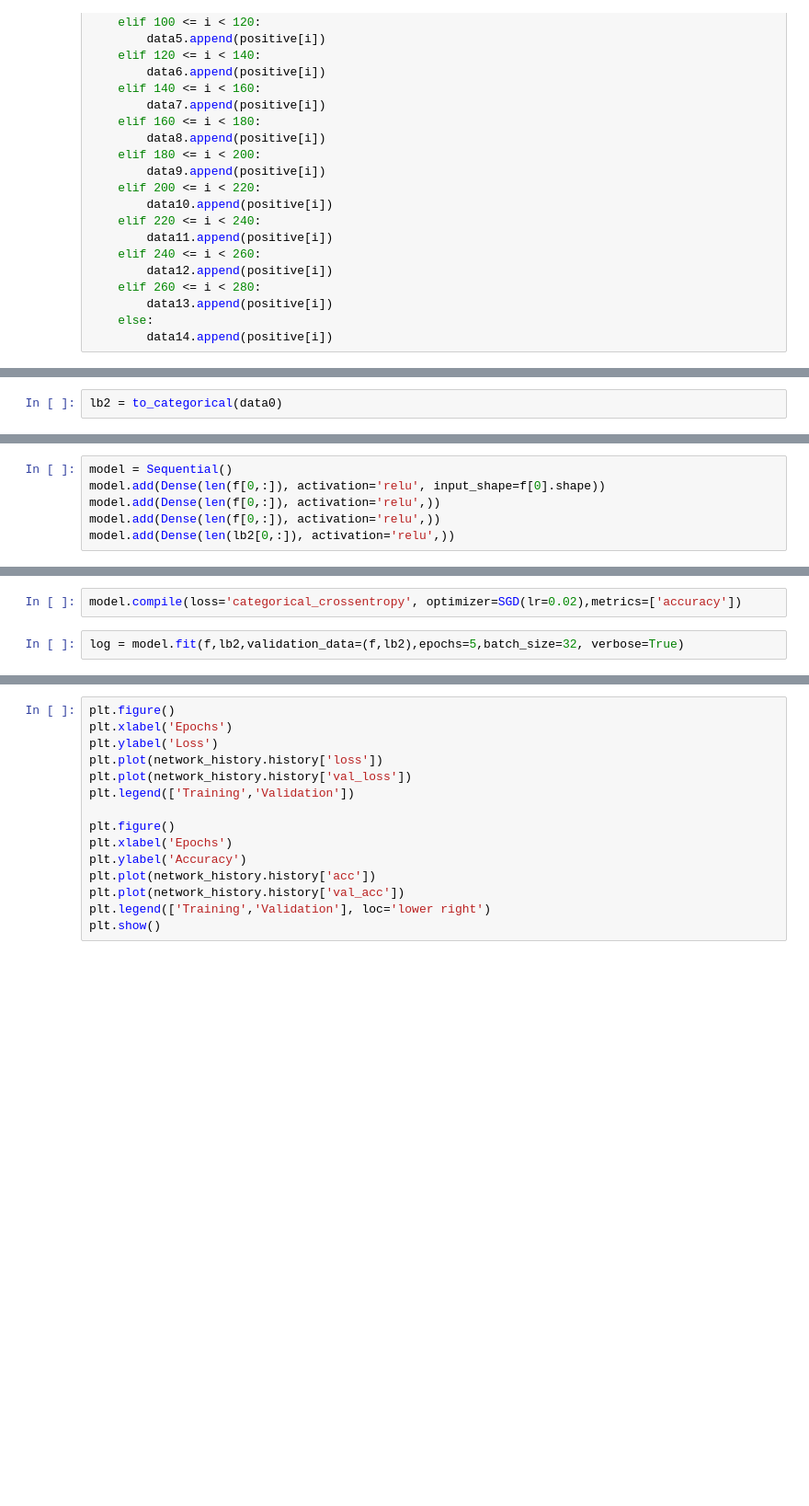
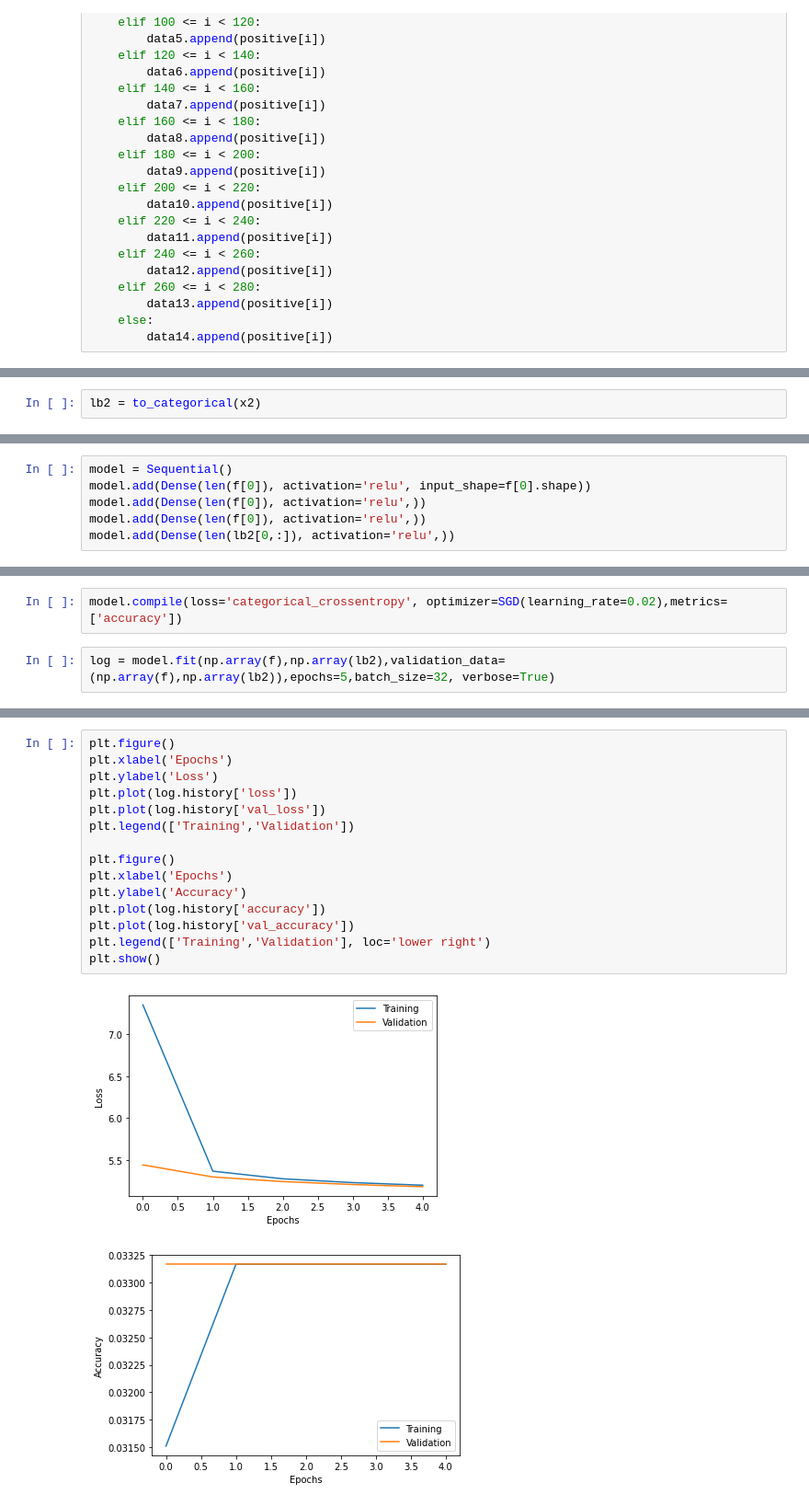
Before and after one commit to MarchelGunawan/Speech_Recognition, a Jupyter notebook: Week 5/Week 5.ipynb, the cells around one changed output, grey strips where cells are left out. Shown at 92% size. Saved outputs shown, nothing was run; the diff lists cells and outputs as text; blank space fills up the shorter version.

Commit message:
Uncompleted Deep Learning

```diff
--- a/Week 5/Week 5.ipynb
+++ b/Week 5/Week 5.ipynb
@@ -218,2 +282,2 @@ Range for category 29 : -0.013460588430593433 - -0.0014209547843858172
 # %%
-lb2 = to_categorical(data0)
+lb2 = to_categorical(x2)
@@ -220,6 +297,6 @@ lb2 = to_categorical(data0)
 # %%
 model = Sequential()
-model.add(Dense(len(f[0,:]), activation='relu', input_shape=f[0].shape))
-model.add(Dense(len(f[0,:]), activation='relu',))
-model.add(Dense(len(f[0,:]), activation='relu',))
+model.add(Dense(len(f[0]), activation='relu', input_shape=f[0].shape))
+model.add(Dense(len(f[0]), activation='relu',))
+model.add(Dense(len(f[0]), activation='relu',))
 model.add(Dense(len(lb2[0,:]), activation='relu',))
@@ -228,5 +307,5 @@ TypeError: list indices must be integers or slices, not tuple
 # %%
-model.compile(loss='categorical_crossentropy', optimizer=SGD(lr=0.02),metrics=['accuracy'])
+model.compile(loss='categorical_crossentropy', optimizer=SGD(learning_rate=0.02),metrics=['accuracy'])
 # %%
-log = model.fit(f,lb2,validation_data=(f,lb2),epochs=5,batch_size=32, verbose=True)
+log = model.fit(np.array(f),np.array(lb2),validation_data=(np.array(f),np.array(lb2)),epochs=5,batch_size=32, verbose=True)
 # %% [output]
@@ -237,15 +322,18 @@ Make sure all arrays contain the same number of samples.
 # %%
 plt.figure()
 plt.xlabel('Epochs')
 plt.ylabel('Loss')
-plt.plot(network_history.history['loss'])
-plt.plot(network_history.history['val_loss'])
+plt.plot(log.history['loss'])
+plt.plot(log.history['val_loss'])
 plt.legend(['Training','Validation'])
 
 plt.figure()
 plt.xlabel('Epochs')
 plt.ylabel('Accuracy')
-plt.plot(network_history.history['acc'])
-plt.plot(network_history.history['val_acc'])
+plt.plot(log.history['accuracy'])
+plt.plot(log.history['val_accuracy'])
 plt.legend(['Training','Validation'], loc='lower right')
 plt.show()
+# %% [output]
+[figure, added]
+[figure, added]
```
Also changed, not shown: parts of 8 cells of this notebook.
